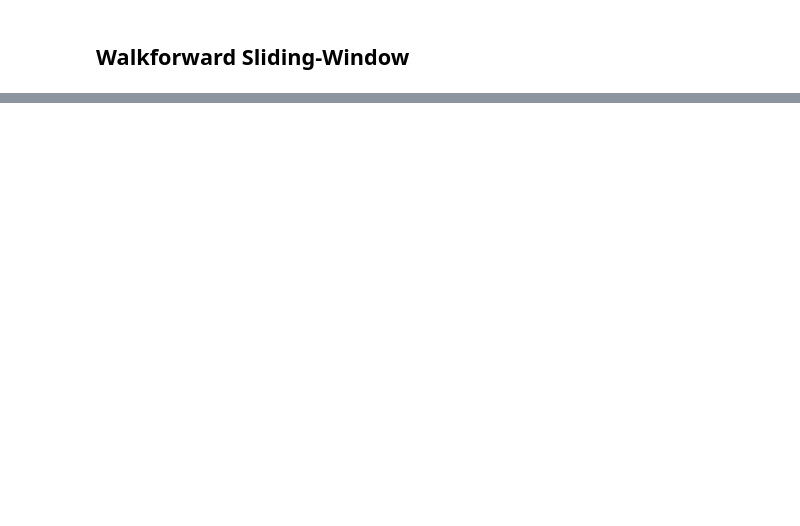
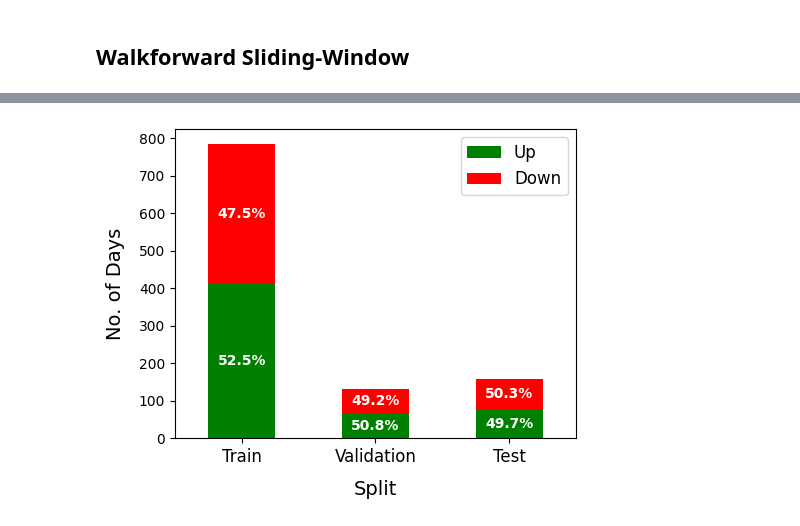
Before and after one commit to rdhakan13/ETH_Price_Predition, a Jupyter notebook: notebooks/2. train-val-test_split.ipynb, the cells around one changed output, grey strips where cells are left out. Cells and saved outputs as stored; diff of their text form; code cells hidden in the pictures; blank space fills up the shorter version.

```diff
--- a/notebooks/2. train-val-test_split.ipynb
+++ b/notebooks/2. train-val-test_split.ipynb
@@ -34,0 +105,49 @@ plt.show()
+# %%
+def compute_up_down_counts(df, name):
+    df = df.copy()
+    df['price_change'] = df['ETH_D_AvgPrc'].diff()
+    df['direction'] = df['price_change'].apply(lambda x: 'Up' if x > 0 else 'Down')
+
+    counts = df['direction'].value_counts()
+    total = counts.sum()
+
+    return {
+        'Up': counts.get('Up', 0),
+        'Down': counts.get('Down', 0),
+        'Up_pct': (counts.get('Up', 0) / total) * 100,
+        'Down_pct': (counts.get('Down', 0) / total) * 100,
+        'Split': name
+    }
+
+# Compute counts and percentages
+train_stats = compute_up_down_counts(train[:-7], 'Train')
+val_stats = compute_up_down_counts(val[:-7], 'Validation')
+test_stats = compute_up_down_counts(test[:-7], 'Test')
+
+# Create DataFrame
+plot_df = pd.DataFrame([train_stats, val_stats, test_stats])
+plot_df.set_index('Split', inplace=True)
+
+# Stacked bar chart using actual counts
+ax = plot_df[['Up', 'Down']].plot(kind='bar', stacked=True, color=['green', 'red'], figsize=(5, 4))
+
+# Add percentage labels inside bars
+for i, (index, row) in enumerate(plot_df.iterrows()):
+    up_count = row['Up']
+    down_count = row['Down']
+    up_pct = row['Up_pct']
+    down_pct = row['Down_pct']
+
+    ax.text(i, up_count / 2, f'{up_pct:.1f}%', color='white', ha='center', va='center', fontweight='bold')
+    ax.text(i, up_count + down_count / 2, f'{down_pct:.1f}%', color='white', ha='center', va='center', fontweight='bold')
+
+# Styling
+plt.ylabel('No. of Days', fontsize=14, labelpad=10)
+plt.xlabel('Split', fontsize=14, labelpad=10)
+plt.xticks(rotation=0, fontsize=12)
+plt.legend(loc='upper right', fontsize=12)
+plt.tight_layout()
+plt.savefig('splits_distribution_classification.png', dpi=600, format='png', bbox_inches='tight')
+plt.show()
+# %% [output]
+[figure, added]
```
Also changed, not shown: parts of 12 cells of this notebook, 2 other files.
